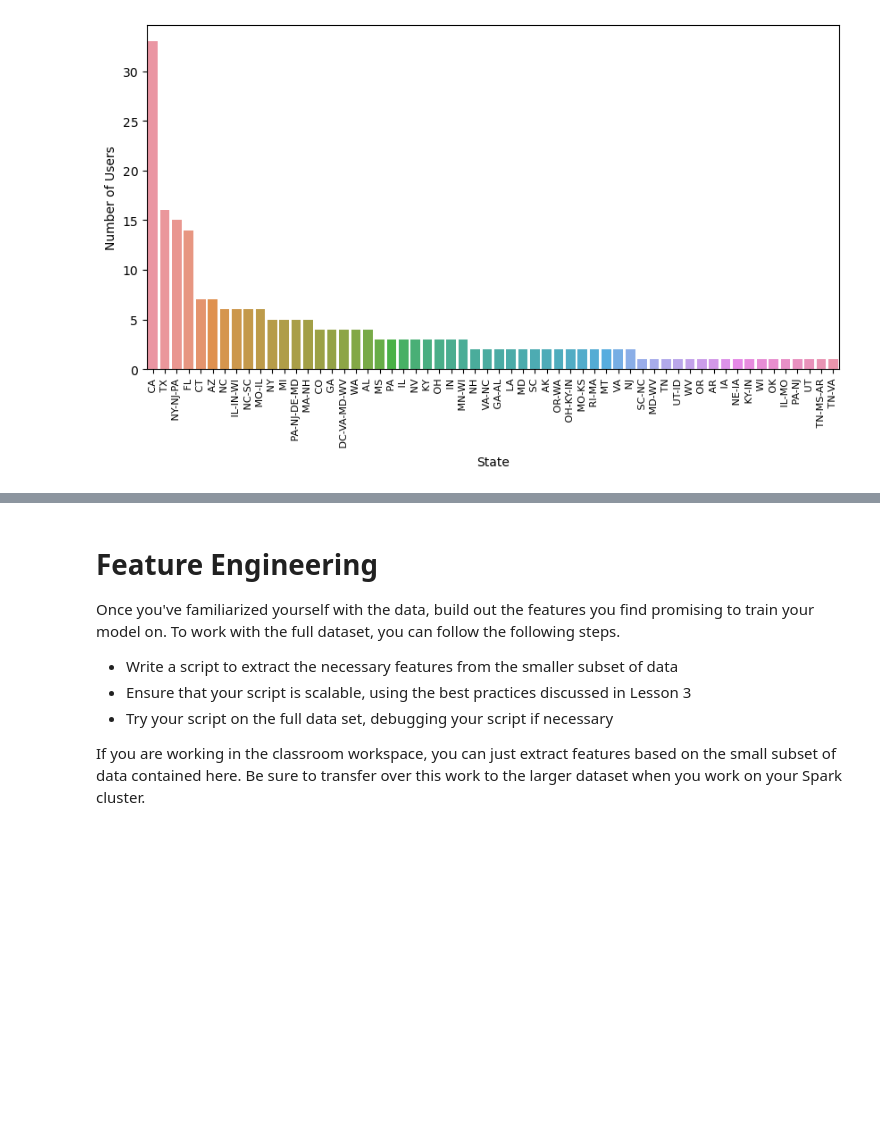
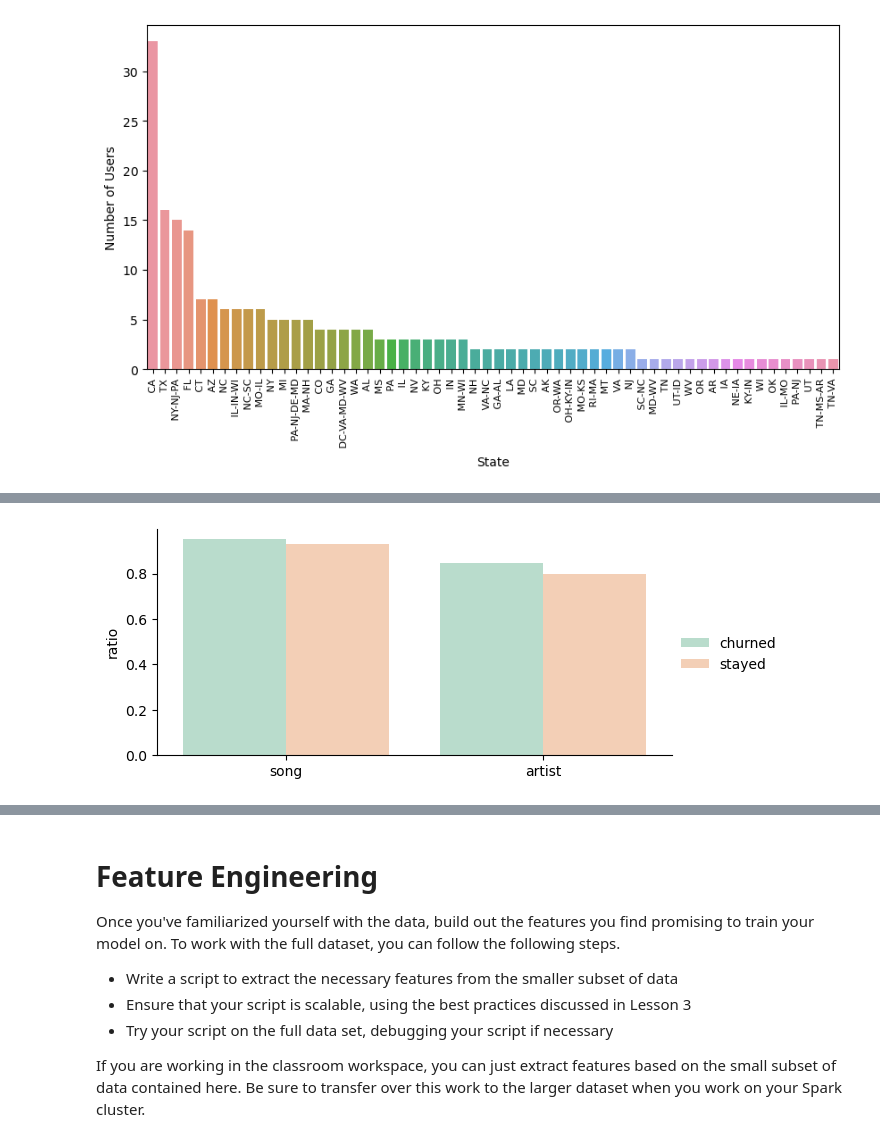
Before and after one commit to audidatacamp370/p4_capstone_spakify, a Jupyter notebook: Sparkify.ipynb, the cells around one changed output, grey strips where cells are left out. Saved outputs shown, nothing was run; the diff lists cells and outputs as text; code cells hidden in the pictures; blank space fills up the shorter version.

```diff
--- a/Sparkify.ipynb
+++ b/Sparkify.ipynb
@@ -339,0 +366,4 @@ df_churned=user_churned.toPandas()
+# %%
+barplot_userfeatures(df=df_user,features=['song_ratio', 'artist_ratio'],hue='churned')
+# %% [output]
+[figure, added]
```
Also changed, not shown: parts of 17 cells of this notebook.
